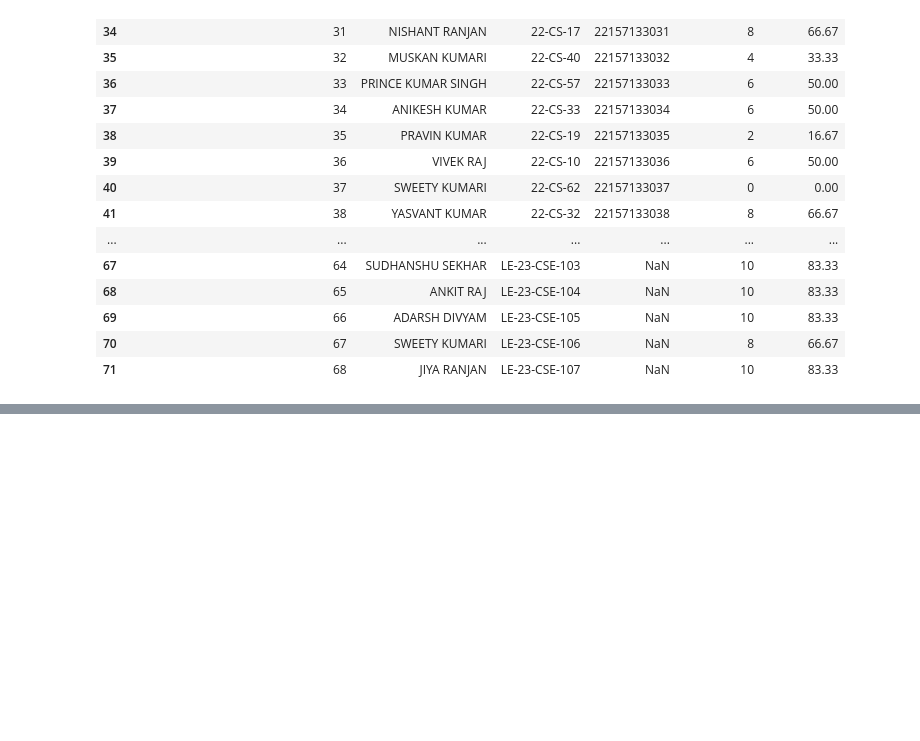
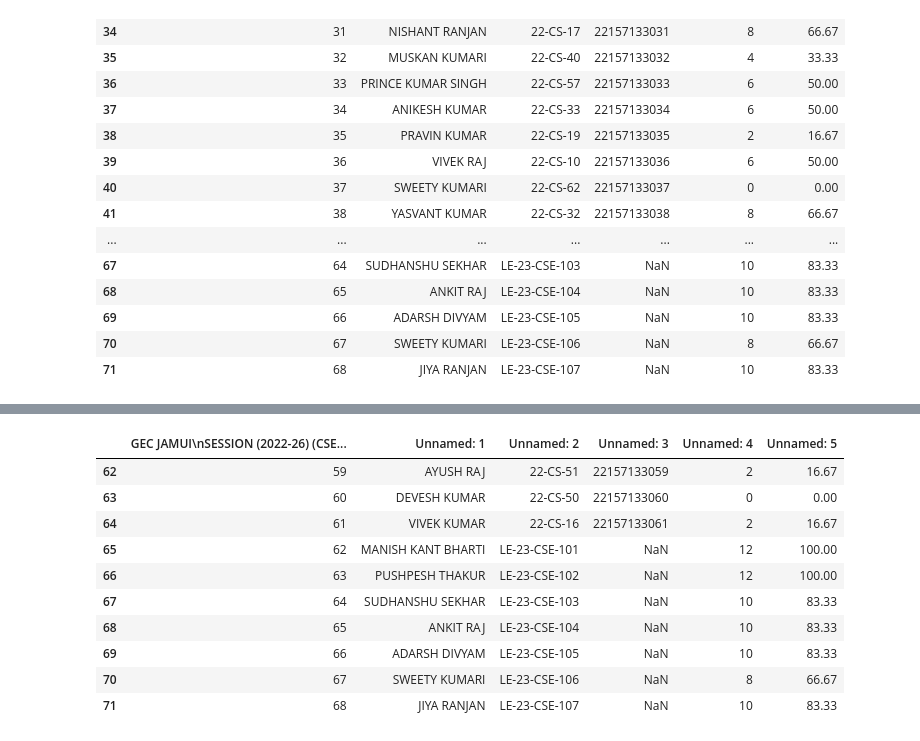
Before and after one commit to santosH7321/PythonLibrary, a Jupyter notebook: Pandas/Day1.ipynb, the cells around one changed output, grey strips where cells are left out. Cells and saved outputs as stored; diff of their text form; code cells hidden in the pictures; blank space fills up the shorter version.

```diff
--- a/Pandas/Day1.ipynb
+++ b/Pandas/Day1.ipynb
@@ -397,0 +468,14 @@ sky.tail(40)
+# %%
+sky.tail(10)
+# %% [output]
+|  | GEC JAMUI\nSESSION (2022-26) (CSE... | Unnamed: 1 | Unnamed: 2 | Unnamed: 3 | Unnamed: 4 | Unnamed: 5 |
+| 62 | 59 | AYUSH RAJ | 22-CS-51 | 22157133059 | 2 | 16.67 |
+| 63 | 60 | DEVESH KUMAR | 22-CS-50 | 22157133060 | 0 | 0.00 |
+| 64 | 61 | VIVEK KUMAR | 22-CS-16 | 22157133061 | 2 | 16.67 |
+| 65 | 62 | MANISH KANT BHARTI | LE-23-CSE-101 | NaN | 12 | 100.00 |
+| 66 | 63 | PUSHPESH THAKUR | LE-23-CSE-102 | NaN | 12 | 100.00 |
+| 67 | 64 | SUDHANSHU SEKHAR | LE-23-CSE-103 | NaN | 10 | 83.33 |
+| 68 | 65 | ANKIT RAJ | LE-23-CSE-104 | NaN | 10 | 83.33 |
+| 69 | 66 | ADARSH DIVYAM | LE-23-CSE-105 | NaN | 10 | 83.33 |
+| 70 | 67 | SWEETY KUMARI | LE-23-CSE-106 | NaN | 8 | 66.67 |
+| 71 | 68 | JIYA RANJAN | LE-23-CSE-107 | NaN | 10 | 83.33 |
```
Also changed, not shown: parts of 11 cells of this notebook.
